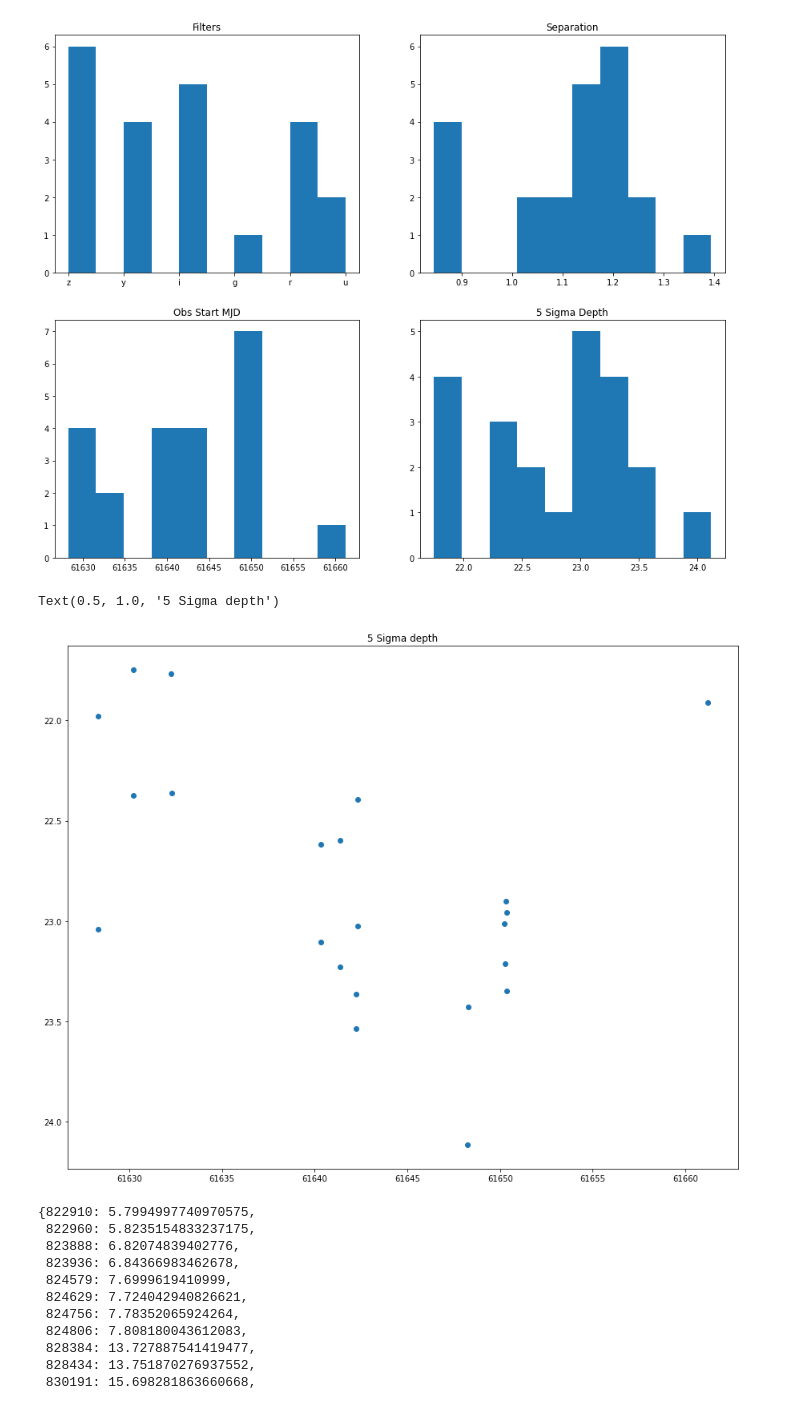
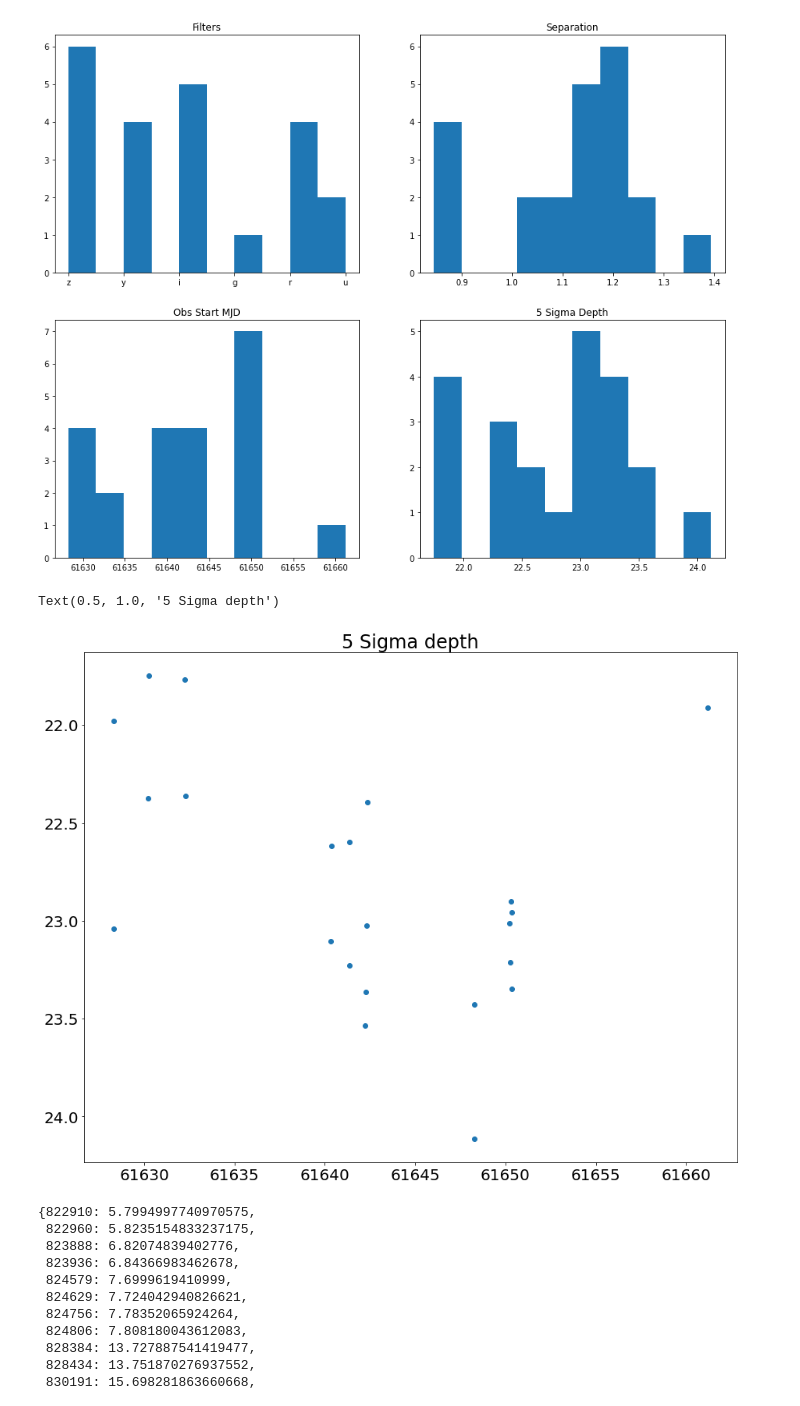
Before and after one commit to LSSTDESC/grb_orphan_afterglows, a Jupyter notebook: notebooks/orphan_pseudo_observations.ipynb, the cells around one changed output. Drawn from its saved outputs; the diff is of its cells as text; code cells hidden in the pictures.

```diff
--- a/notebooks/orphan_pseudo_observations.ipynb
+++ b/notebooks/orphan_pseudo_observations.ipynb
@@ -171,12 +171,14 @@ ax[1][1].set_title('5 Sigma Depth')
 Text(0.5, 1.0, '5 Sigma Depth')
 [figure]
 # %%
+# change axis numbers font size
+plt.rcParams["font.size"] = 20
 plt.scatter(df_sky['observationStartMJD'], df_sky['fiveSigmaDepth'])
 plt.gca().invert_yaxis()
 plt.title('5 Sigma depth')
 # %% [output]
 Text(0.5, 1.0, '5 Sigma depth')
-[figure, old version]
+[figure, new version]
 # %%
 # Import the primary photometry classes from rubin_sim.photUtils
 import os
```
Also changed, not shown: parts of 3 cells of this notebook.
